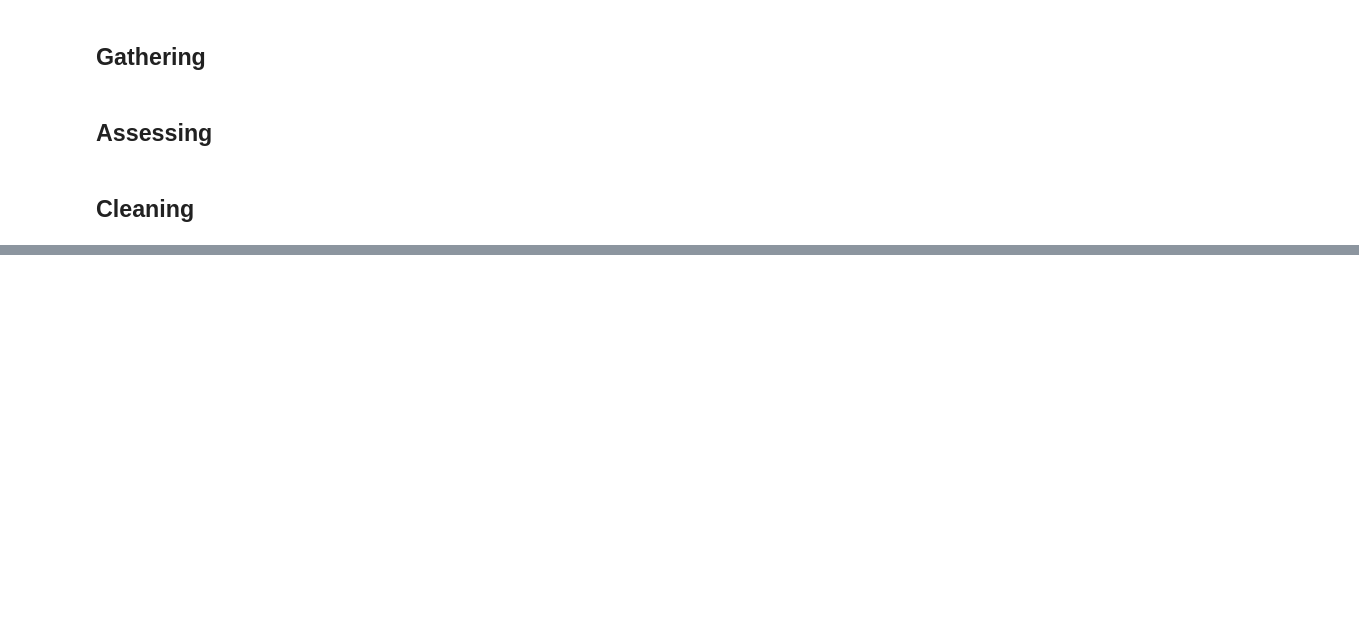
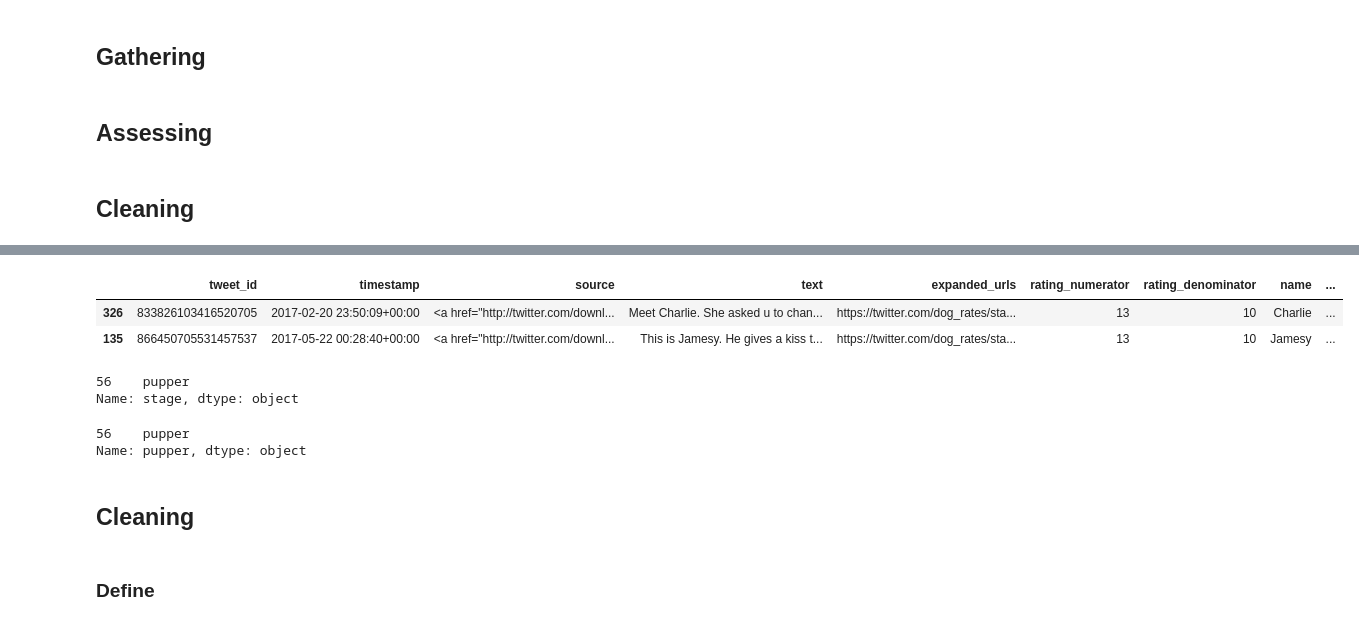
Before and after one commit to ManalAlkallas/WeRateDogs, a Jupyter notebook: wrangle_act.ipynb, the cells around one changed output, grey strips where cells are left out. Cells and saved outputs as stored; diff of their text form; code cells hidden in the pictures; blank space fills up the shorter version.

```diff
--- a/wrangle_act.ipynb
+++ b/wrangle_act.ipynb
@@ -245,0 +421,3 @@ Back to the basic-ness of Twitter archives: retweet count and favorite count are
+# %%
+# concatnate dog stage columns to create a new column "stage"
+twitter_archive_clean["stage"]=(twitter_archive_clean["doggo"] + twitter_archive_clean["floofer"] + twitter_archive_clean["pupper"] + twitter_archive_clean["puppo"])
@@ -245,0 +432,8 @@ Back to the basic-ness of Twitter archives: retweet count and favorite count are
+# %%
+# Handle multiple stages
+twitter_archive_clean.loc[twitter_archive_clean.stage == 'doggopupper', 'stage'] = 'doggo,pupper'
+twitter_archive_clean.loc[twitter_archive_clean.stage == 'doggopuppo', 'stage'] = 'doggo,puppo'
+twitter_archive_clean.loc[twitter_archive_clean.stage == 'doggofloofer', 'stage'] = 'doggo,floofer'
+
+# Handle missing values through change empty stages to na
+twitter_archive_clean.loc[twitter_archive_clean.stage == '', 'stage'] = np.nan
@@ -245,0 +446,6 @@ Back to the basic-ness of Twitter archives: retweet count and favorite count are
+# %%
+# drop "doggo","floofer","pupper","puppo" columns
+twitter_archive_clean.drop(columns=["doggo","floofer","pupper","puppo"],axis=1,inplace=True)
+# %%
+# reset index
+twitter_archive_clean.reset_index(inplace=True,drop=True)
@@ -245,0 +472,20 @@ Back to the basic-ness of Twitter archives: retweet count and favorite count are
+# %%
+# check data structure
+twitter_archive_clean.sample(2)
+# %% [output]
+|  | tweet_id | timestamp | source | text | expanded_urls | rating_numerator | rating_denominator | name | ... |
+| 326 | 833826103416520705 | 2017-02-20 23:50:09+00:00 | <a href="http://twitter.com/downl... | Meet Charlie. She asked u to chan... | https://twitter.com/dog_rates/sta... | 13 | 10 | Charlie | ... |
+| 135 | 866450705531457537 | 2017-05-22 00:28:40+00:00 | <a href="http://twitter.com/downl... | This is Jamesy. He gives a kiss t... | https://twitter.com/dog_rates/sta... | 13 | 10 | Jamesy | ... |
+# %%
+# make pick up checks with the original data
+twitter_archive_clean[twitter_archive_clean.tweet_id ==881536004380872706].stage
+# %% [output]
+56    pupper
+Name: stage, dtype: object
+# %%
+twitter_archive[twitter_archive.tweet_id ==881536004380872706].pupper
+# %% [output]
+56    pupper
+Name: pupper, dtype: object
+# %% [markdown]
+## Cleaning
@@ -245,0 +494,2 @@ Back to the basic-ness of Twitter archives: retweet count and favorite count are
+# %% [markdown]
+### Define
```
Also changed, not shown: parts of 76 cells of this notebook.
